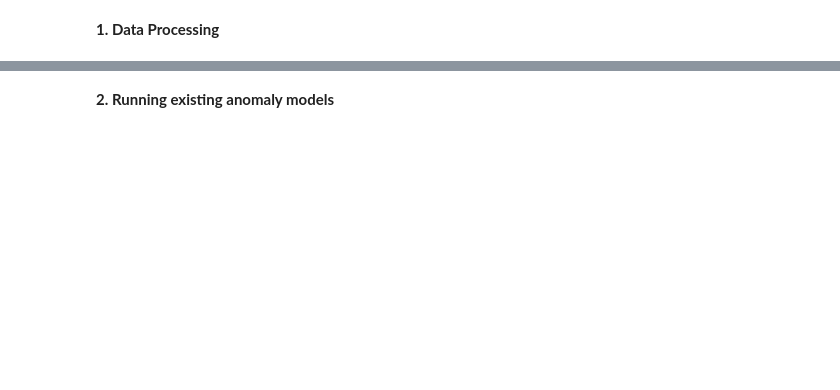
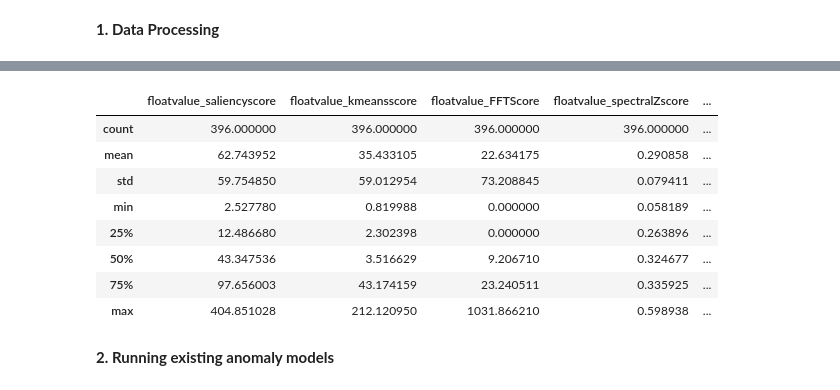
Before and after one commit to singhshraddha/ss-iotfunctions, a Jupyter notebook: notebooks/ComparingAnomalyModels.ipynb, the cells around one changed output, grey strips where cells are left out. Saved outputs shown, nothing was run; the diff lists cells and outputs as text; code cells hidden in the pictures; blank space fills up the shorter version.

```diff
--- a/notebooks/ComparingAnomalyModels.ipynb
+++ b/notebooks/ComparingAnomalyModels.ipynb
@@ -118,3 +64,19 @@ AttributeError: module 'matplotlib' has no attribute 'backends'
+# %%
+#column we want to analyze
+md = data.MonitorData(data_sel = datasel)
+df_i = md.get_data(datapath=datapath)
+
+df_i.describe()
+# %% [output]
+|  | floatvalue_saliencyscore | floatvalue_kmeansscore | floatvalue_FFTScore | floatvalue_spectralZscore | ... |
+| count | 396.000000 | 396.000000 | 396.000000 | 396.000000 | ... |
+| mean | 62.743952 | 35.433105 | 22.634175 | 0.290858 | ... |
+| std | 59.754850 | 59.012954 | 73.208845 | 0.079411 | ... |
+| min | 2.527780 | 0.819988 | 0.000000 | 0.058189 | ... |
+| 25% | 12.486680 | 2.302398 | 0.000000 | 0.263896 | ... |
+| 50% | 43.347536 | 3.516629 | 9.206710 | 0.324677 | ... |
+| 75% | 97.656003 | 43.174159 | 23.240511 | 0.335925 | ... |
+| max | 404.851028 | 212.120950 | 1031.866210 | 0.598938 | ... |
 # %% [markdown]
 **2. Running existing anomaly models**
 # %%
```
Also changed, not shown: parts of 28 cells of this notebook, 5 other files.
